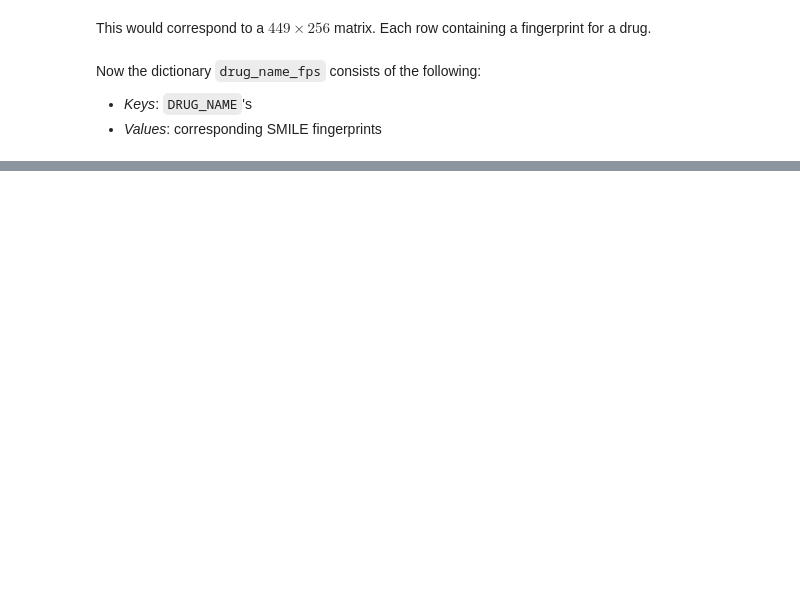
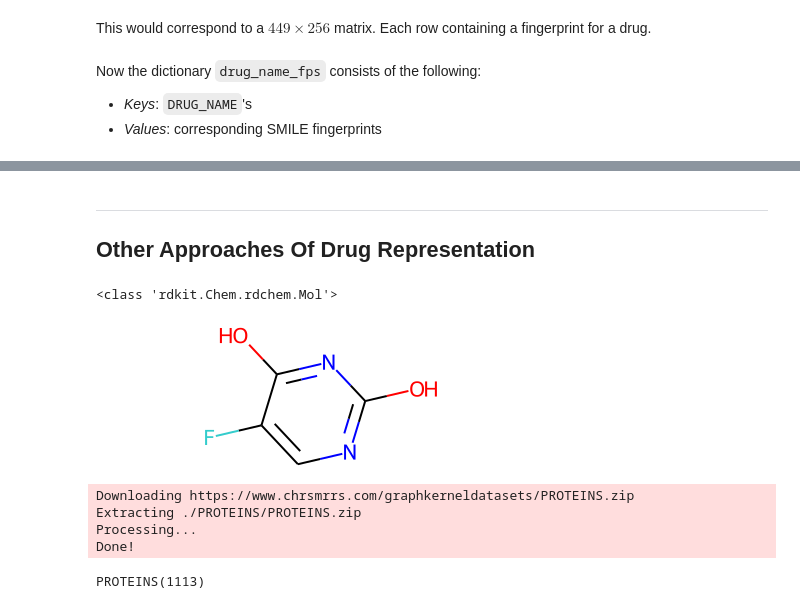
Before and after one commit to PeeteKeesel/gnn-for-drug-response-prediction, a Jupyter notebook: 05_DrugFeatures.ipynb, the cells around one changed output, grey strips where cells are left out. Saved outputs shown, nothing was run; the diff lists cells and outputs as text; code cells hidden in the pictures; blank space fills up the shorter version.

```diff
--- a/05_DrugFeatures.ipynb
+++ b/05_DrugFeatures.ipynb
@@ -178,0 +220,24 @@ assert loaded_drug_name_fps.keys() == drug_name_fps.keys()
+# %% [markdown]
+---
+
+## Other Approaches Of Drug Representation
+# %%
+from rdkit import Chem
+
+m = Chem.MolFromSmiles('c1c(c(nc(n1)O)O)F')
+print(type(m))
+m
+# %% [output]
+<class 'rdkit.Chem.rdchem.Mol'>
+[figure, added]
+# %%
+from torch_geometric.datasets import TUDataset
+
+dataset = TUDataset(root='.', name='PROTEINS').shuffle()
+dataset
+# %% [output]
+Downloading https://www.chrsmrrs.com/graphkerneldatasets/PROTEINS.zip
+Extracting ./PROTEINS/PROTEINS.zip
+Processing...
+Done!
+PROTEINS(1113)
```
Also changed, not shown: parts of 20 cells of this notebook, 13 other files.
